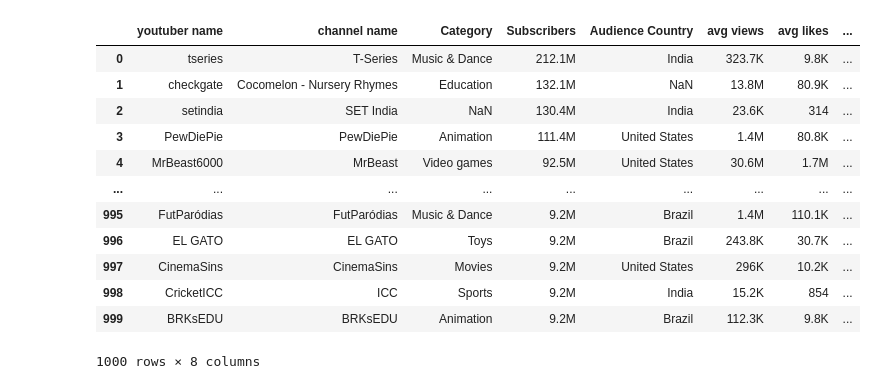
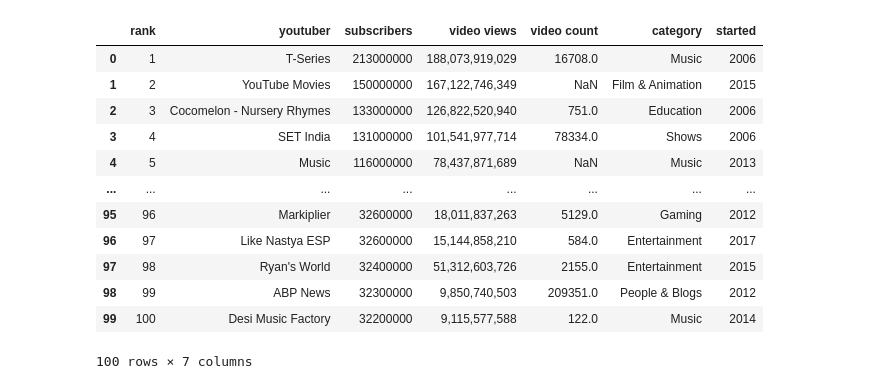
Before and after one commit to mark-m0/Project-1, a Jupyter notebook: SocialInfluencer.ipynb, the cells around one changed output. Saved outputs shown, nothing was run; the diff lists cells and outputs as text; code cells hidden in the pictures.

```diff
--- a/SocialInfluencer.ipynb
+++ b/SocialInfluencer.ipynb
@@ -73,21 +112,26 @@ display(instagram_df1)
 # %%
 #read in youtube data
 youtubeFile ="Resources/social media influencers - youtube.csv"
 youtube_df= pd.read_csv(youtubeFile)
 youtube_df
+
+
+youtubeFile_2 ="Resources/Top YouTube Channels Data.csv"
+youtubeFile_2=pd.read_csv(youtubeFile_2)
+youtubeFile_2
 # %% [output]
-|  | youtuber name | channel name | Category | Subscribers | Audience Country | avg views | avg likes | ... |
-| 0 | tseries | T-Series | Music & Dance | 212.1M | India | 323.7K | 9.8K | ... |
-| 1 | checkgate | Cocomelon - Nursery Rhymes | Education | 132.1M | NaN | 13.8M | 80.9K | ... |
-| 2 | setindia | SET India | NaN | 130.4M | India | 23.6K | 314 | ... |
-| 3 | PewDiePie | PewDiePie | Animation | 111.4M | United States | 1.4M | 80.8K | ... |
-| 4 | MrBeast6000 | MrBeast | Video games | 92.5M | United States | 30.6M | 1.7M | ... |
-| ... | ... | ... | ... | ... | ... | ... | ... | ... |
-| 995 | FutParódias | FutParódias | Music & Dance | 9.2M | Brazil | 1.4M | 110.1K | ... |
-| 996 | EL GATO | EL GATO | Toys | 9.2M | Brazil | 243.8K | 30.7K | ... |
-| 997 | CinemaSins | CinemaSins | Movies | 9.2M | United States | 296K | 10.2K | ... |
-| 998 | CricketICC | ICC | Sports | 9.2M | India | 15.2K | 854 | ... |
-| 999 | BRKsEDU | BRKsEDU | Animation | 9.2M | Brazil | 112.3K | 9.8K | ... |
+|  | rank | youtuber | subscribers | video views | video count | category | started |
+| 0 | 1 | T-Series | 213000000 | 188,073,919,029 | 16708.0 | Music | 2006 |
+| 1 | 2 | YouTube Movies | 150000000 | 167,122,746,349 | NaN | Film & Animation | 2015 |
+| 2 | 3 | Cocomelon - Nursery Rhymes | 133000000 | 126,822,520,940 | 751.0 | Education | 2006 |
+| 3 | 4 | SET India | 131000000 | 101,541,977,714 | 78334.0 | Shows | 2006 |
+| 4 | 5 | Music | 116000000 | 78,437,871,689 | NaN | Music | 2013 |
+| ... | ... | ... | ... | ... | ... | ... | ... |
+| 95 | 96 | Markiplier | 32600000 | 18,011,837,263 | 5129.0 | Gaming | 2012 |
+| 96 | 97 | Like Nastya ESP | 32600000 | 15,144,858,210 | 584.0 | Entertainment | 2017 |
+| 97 | 98 | Ryan's World | 32400000 | 51,312,603,726 | 2155.0 | Entertainment | 2015 |
+| 98 | 99 | ABP News | 32300000 | 9,850,740,503 | 209351.0 | People & Blogs | 2012 |
+| 99 | 100 | Desi Music Factory | 32200000 | 9,115,577,588 | 122.0 | Music | 2014 |
-1000 rows × 8 columns
+100 rows × 7 columns
 # %%
 #find duplicate youtubers
```
Also changed, not shown: parts of 8 cells of this notebook.
